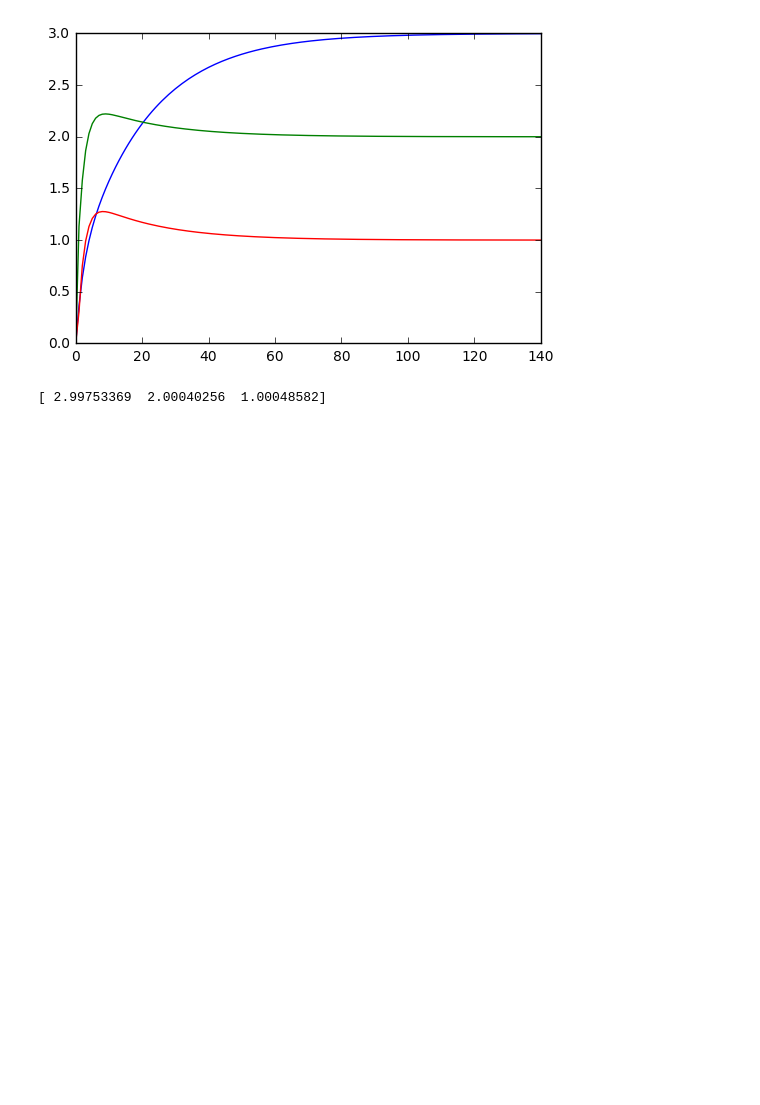
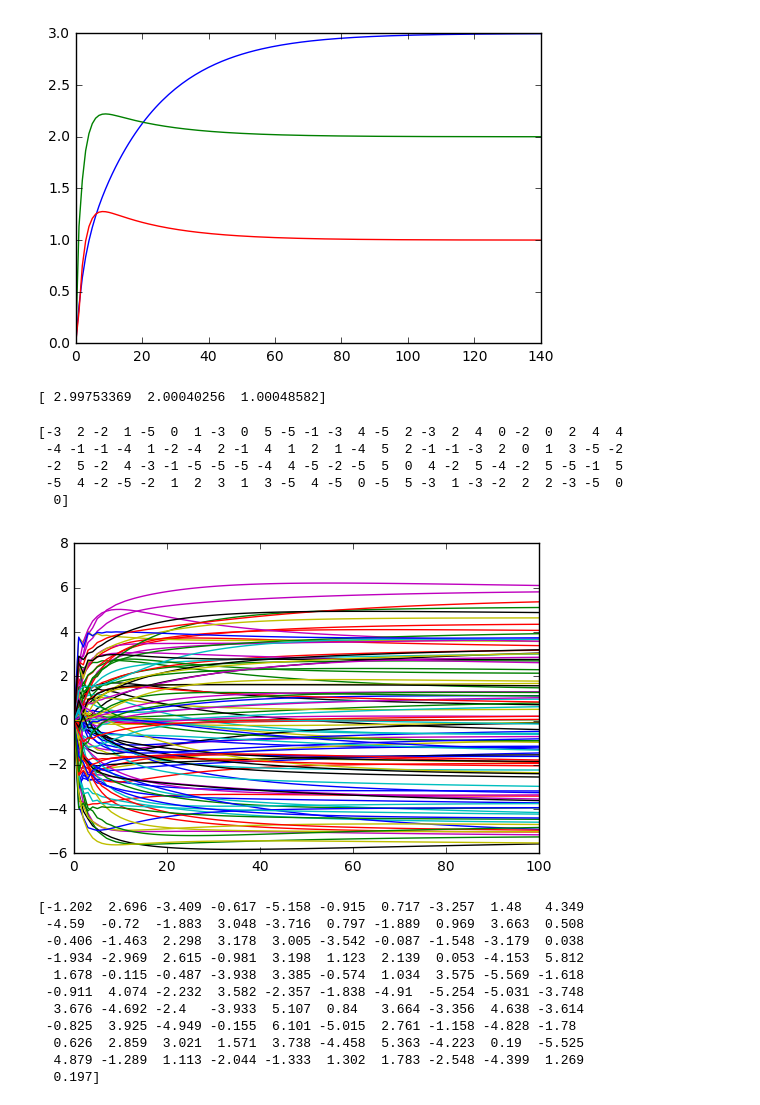
Before and after one commit to jarmop/learning, a Jupyter notebook: multiple_variables.ipynb, the cells around one changed output. Drawn from its saved outputs; the diff is of its cells as text; code cells hidden in the pictures; blank space fills up the shorter version.

Commit message:
Intro to machine learning, part 2: Multiple variables

```diff
--- a/multiple_variables.ipynb
+++ b/multiple_variables.ipynb
@@ -179,3 +179,57 @@ trainer(t, m = 10, alpha = 0.07, iterations = 140, seed = 5345, n = 2)
 [ 2.9965378   1.99879025  0.9997328 ]
 [figure]
 [ 2.99753369  2.00040256  1.00048582]
+# %%
+def get_correct_values(x):
+    seed = 125
+    np.random.seed(seed)
+    w = np.random.randint(-5, 6, x.shape[1])
+    #w = np.random.randint(-100, 100, x.shape[1])
+    print(w)
+    return (w * x).sum(axis=1)
+
+def gradient_descent(machine, t, training_set, correct_values, alpha, iterations):
+    m = training_set.shape[0]
+    n = training_set.shape[1]
+    values = []
+    values.append(np.copy(machine.w))
+    for i in range(0, iterations):
+        d = (machine.h(training_set) - correct_values).dot(training_set)
+        machine.w -= alpha * d / m
+        values.append(np.copy(machine.w))
+    plt.plot(values)
+    plt.show()
+
+def trainer(t, m, alpha, iterations, seed, n):
+    np.random.seed(seed)
+    training_set = np.random.randint(-5, 6, (m,n))
+    training_set = np.insert(training_set, 0, 1, axis=1)
+    correct_values = get_correct_values(training_set)
+    machine = Machine(n)
+    gradient_descent(machine, t, training_set, correct_values, alpha, iterations)
+    print(np.around(machine.w, decimals=3))
+
+#trainer(t, m = 100, alpha = 0.17, iterations = 40, seed = 876, n = 2)
+#trainer(t, m = 100, alpha = 0.17, iterations = 80, seed = 876, n = 3)
+#trainer(t, m = 100, alpha = 0.15, iterations = 40, seed = 876, n = 4)
+#trainer(t, m = 100, alpha = 0.15, iterations = 40, seed = 876, n = 5)
+#trainer(t, m = 100, alpha = 0.11, iterations = 40, seed = 876, n = 10)
+trainer(t, m = 100, alpha = 0.04, iterations = 100, seed = 876, n = 100)
+# %% [output]
+[-3  2 -2  1 -5  0  1 -3  0  5 -5 -1 -3  4 -5  2 -3  2  4  0 -2  0  2  4  4
+ -4 -1 -1 -4  1 -2 -4  2 -1  4  1  2  1 -4  5  2 -1 -1 -3  2  0  1  3 -5 -2
+ -2  5 -2  4 -3 -1 -5 -5 -5 -4  4 -5 -2 -5  5  0  4 -2  5 -4 -2  5 -5 -1  5
+ -5  4 -2 -5 -2  1  2  3  1  3 -5  4 -5  0 -5  5 -3  1 -3 -2  2  2 -3 -5  0
+  0]
+[figure, added]
+[-1.202  2.696 -3.409 -0.617 -5.158 -0.915  0.717 -3.257  1.48   4.349
+ -4.59  -0.72  -1.883  3.048 -3.716  0.797 -1.889  0.969  3.663  0.508
+ -0.406 -1.463  2.298  3.178  3.005 -3.542 -0.087 -1.548 -3.179  0.038
+ -1.934 -2.969  2.615 -0.981  3.198  1.123  2.139  0.053 -4.153  5.812
+  1.678 -0.115 -0.487 -3.938  3.385 -0.574  1.034  3.575 -5.569 -1.618
+ -0.911  4.074 -2.232  3.582 -2.357 -1.838 -4.91  -5.254 -5.031 -3.748
+  3.676 -4.692 -2.4   -3.933  5.107  0.84   3.664 -3.356  4.638 -3.614
+ -0.825  3.925 -4.949 -0.155  6.101 -5.015  2.761 -1.158 -4.828 -1.78
+  0.626  2.859  3.021  1.571  3.738 -4.458  5.363 -4.223  0.19  -5.525
+  4.879 -1.289  1.113 -2.044 -1.333  1.302  1.783 -2.548 -4.399  1.269
+  0.197]
```
